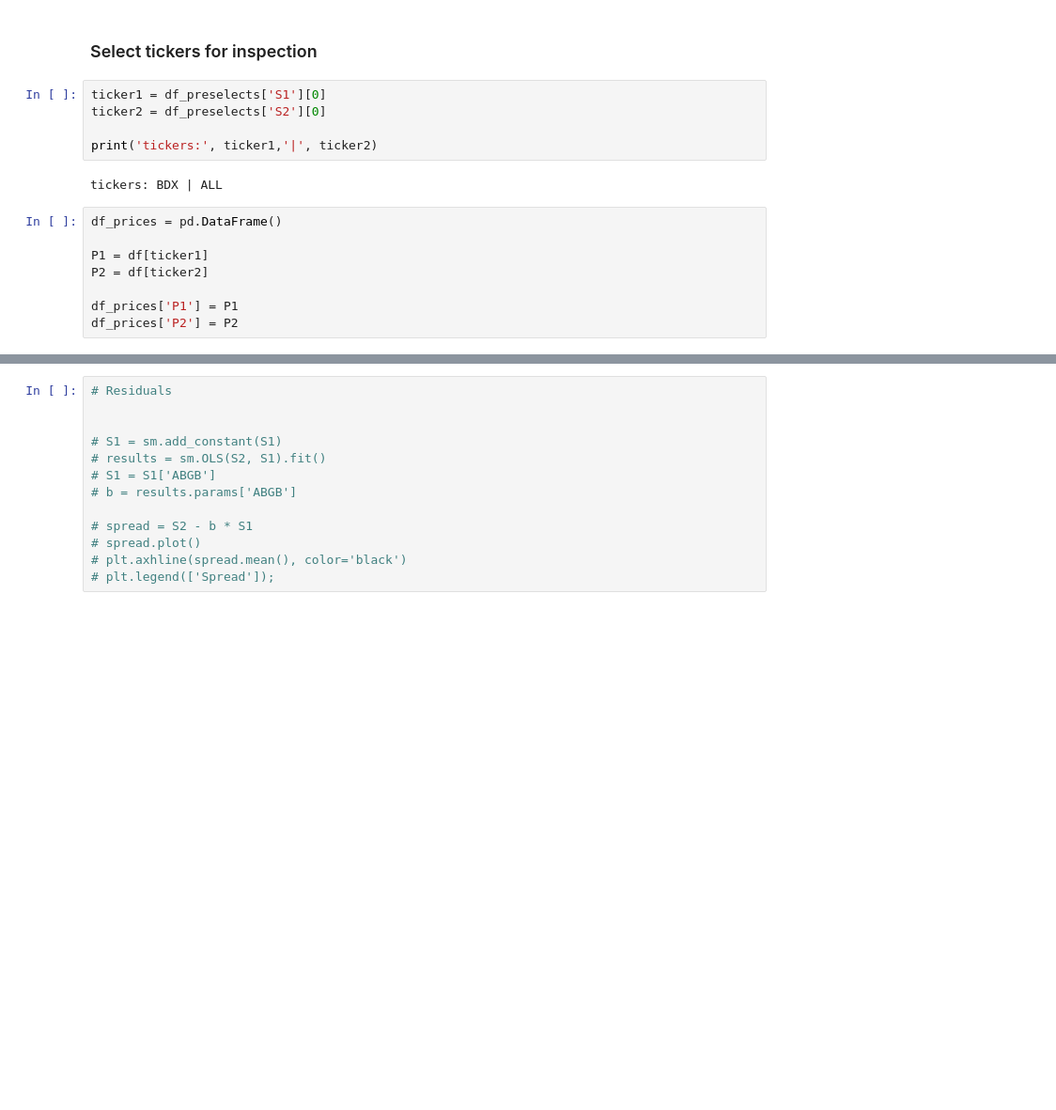
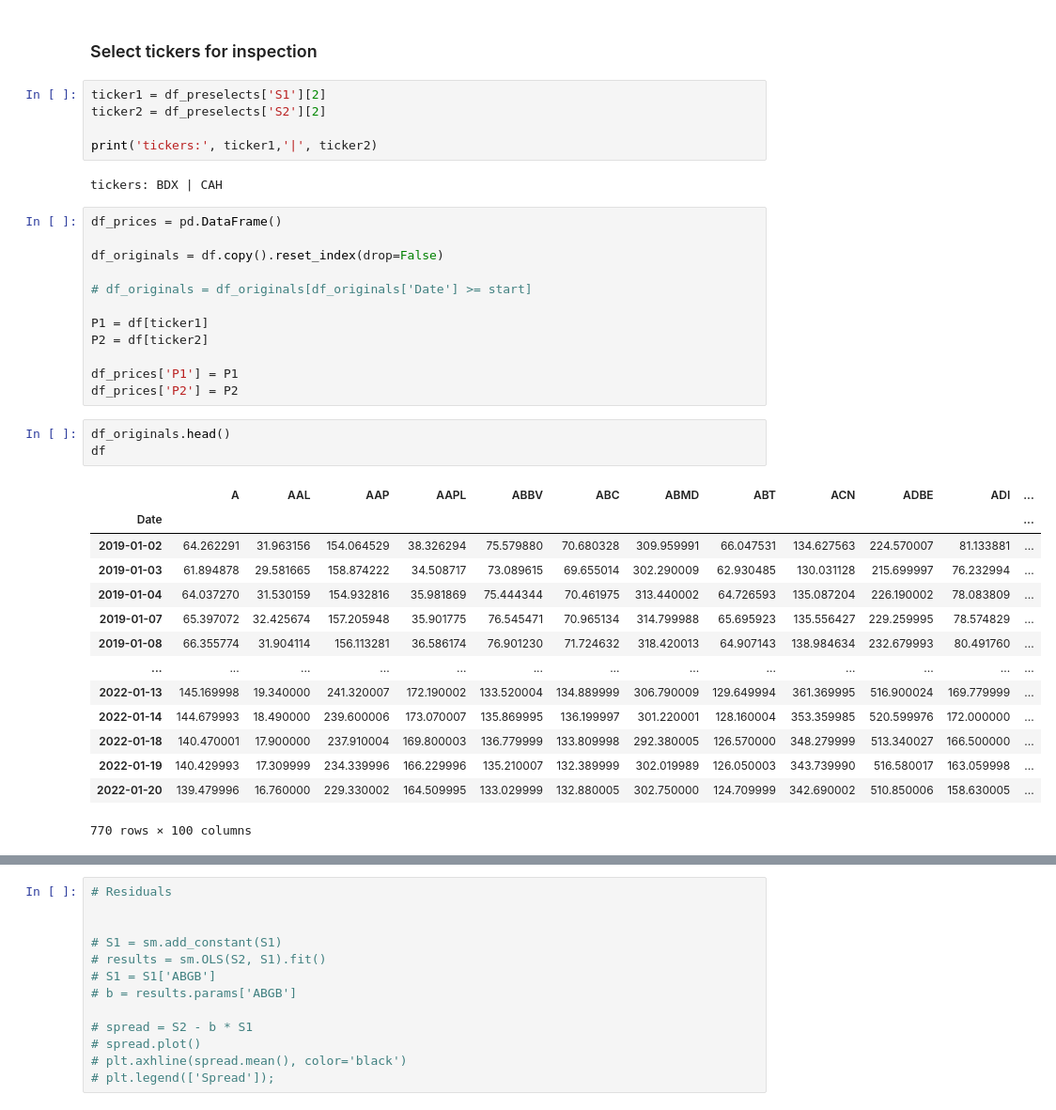
Before and after one commit to jimtoberfest/Cointegration_Testing, a Jupyter notebook: Large_Cointegration_2.ipynb, the cells around one changed output, grey strips where cells are left out. Shown at 94% size. Cells and saved outputs as stored; diff of their text form; blank space fills up the shorter version.

```diff
--- a/Large_Cointegration_2.ipynb
+++ b/Large_Cointegration_2.ipynb
@@ -319,17 +331,39 @@ df_preselects = pd.read_csv('/content/drive/MyDrive/df_preselects.csv')
 # %% [markdown]
 ### Select tickers for inspection
 # %%
-ticker1 = df_preselects['S1'][0]
-ticker2 = df_preselects['S2'][0]
+ticker1 = df_preselects['S1'][2]
+ticker2 = df_preselects['S2'][2]
 
 print('tickers:', ticker1,'|', ticker2)
 # %% [output]
-tickers: BDX | ALL
+tickers: BDX | CAH
 # %%
 df_prices = pd.DataFrame()
+
+df_originals = df.copy().reset_index(drop=False)
+
+# df_originals = df_originals[df_originals['Date'] >= start]
 
 P1 = df[ticker1]
 P2 = df[ticker2]
 
 df_prices['P1'] = P1
 df_prices['P2'] = P2
+# %%
+df_originals.head()
+df
+# %% [output]
+|  | A | AAL | AAP | AAPL | ABBV | ABC | ABMD | ABT | ACN | ADBE | ADI | ... |
+| Date |  |  |  |  |  |  |  |  |  |  |  | ... |
+| 2019-01-02 | 64.262291 | 31.963156 | 154.064529 | 38.326294 | 75.579880 | 70.680328 | 309.959991 | 66.047531 | 134.627563 | 224.570007 | 81.133881 | ... |
+| 2019-01-03 | 61.894878 | 29.581665 | 158.874222 | 34.508717 | 73.089615 | 69.655014 | 302.290009 | 62.930485 | 130.031128 | 215.699997 | 76.232994 | ... |
+| 2019-01-04 | 64.037270 | 31.530159 | 154.932816 | 35.981869 | 75.444344 | 70.461975 | 313.440002 | 64.726593 | 135.087204 | 226.190002 | 78.083809 | ... |
+| 2019-01-07 | 65.397072 | 32.425674 | 157.205948 | 35.901775 | 76.545471 | 70.965134 | 314.799988 | 65.695923 | 135.556427 | 229.259995 | 78.574829 | ... |
+| 2019-01-08 | 66.355774 | 31.904114 | 156.113281 | 36.586174 | 76.901230 | 71.724632 | 318.420013 | 64.907143 | 138.984634 | 232.679993 | 80.491760 | ... |
+| ... | ... | ... | ... | ... | ... | ... | ... | ... | ... | ... | ... | ... |
+| 2022-01-13 | 145.169998 | 19.340000 | 241.320007 | 172.190002 | 133.520004 | 134.889999 | 306.790009 | 129.649994 | 361.369995 | 516.900024 | 169.779999 | ... |
+| 2022-01-14 | 144.679993 | 18.490000 | 239.600006 | 173.070007 | 135.869995 | 136.199997 | 301.220001 | 128.160004 | 353.359985 | 520.599976 | 172.000000 | ... |
+| 2022-01-18 | 140.470001 | 17.900000 | 237.910004 | 169.800003 | 136.779999 | 133.809998 | 292.380005 | 126.570000 | 348.279999 | 513.340027 | 166.500000 | ... |
+| 2022-01-19 | 140.429993 | 17.309999 | 234.339996 | 166.229996 | 135.210007 | 132.389999 | 302.019989 | 126.050003 | 343.739990 | 516.580017 | 163.059998 | ... |
+| 2022-01-20 | 139.479996 | 16.760000 | 229.330002 | 164.509995 | 133.029999 | 132.880005 | 302.750000 | 124.709999 | 342.690002 | 510.850006 | 158.630005 | ... |
+770 rows × 100 columns
```
Also changed, not shown: parts of 26 cells of this notebook.
